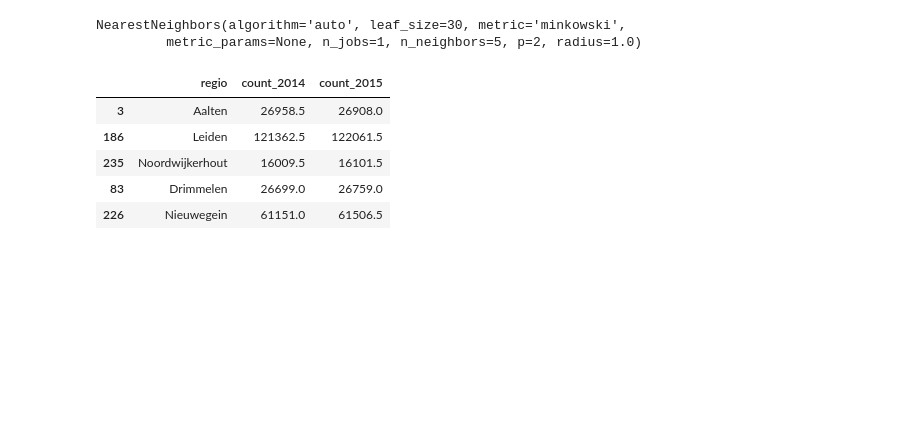
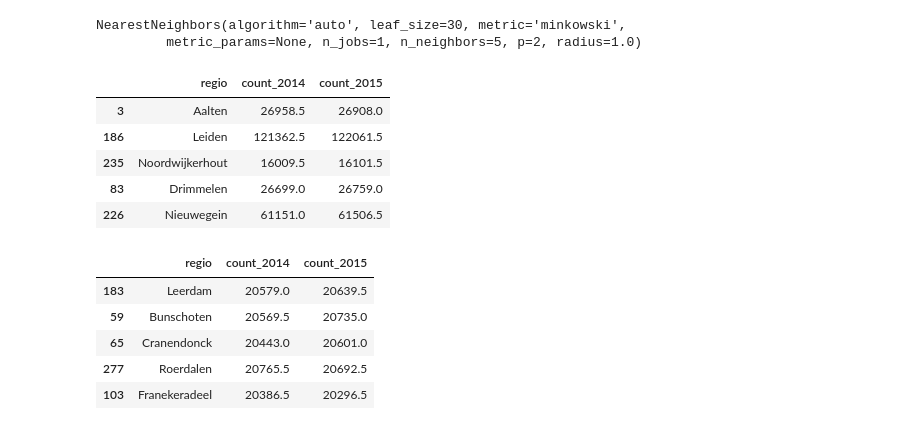
Before and after one commit to Gijs-Koot/gemeente-deler, a Jupyter notebook: notebooks/datasets.ipynb, the cells around one changed output. Saved outputs shown, nothing was run; the diff lists cells and outputs as text; code cells hidden in the pictures; blank space fills up the shorter version.

```diff
--- a/notebooks/datasets.ipynb
+++ b/notebooks/datasets.ipynb
@@ -181,3 +181,12 @@ df.ix[near]
 | 235 | Noordwijkerhout | 16009.5 | 16101.5 |
 | 83 | Drimmelen | 26699.0 | 26759.0 |
 | 226 | Nieuwegein | 61151.0 | 61506.5 |
+# %%
+sim
+# %% [output]
+|  | regio | count_2014 | count_2015 |
+| 183 | Leerdam | 20579.0 | 20639.5 |
+| 59 | Bunschoten | 20569.5 | 20735.0 |
+| 65 | Cranendonck | 20443.0 | 20601.0 |
+| 277 | Roerdalen | 20765.5 | 20692.5 |
+| 103 | Franekeradeel | 20386.5 | 20296.5 |
```
Also changed, not shown: parts of 3 cells of this notebook, 2 other files.
